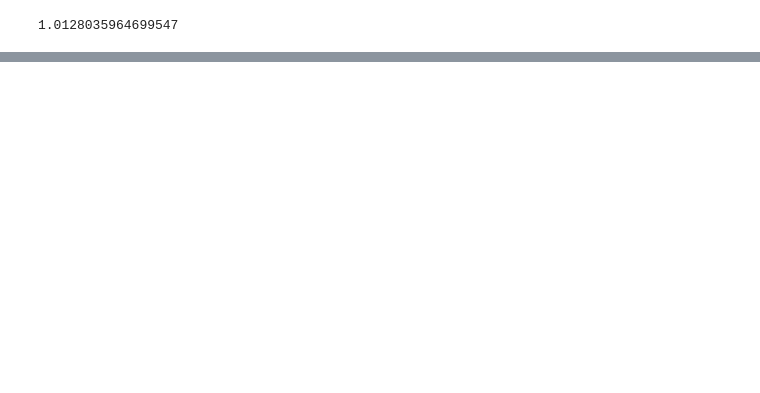
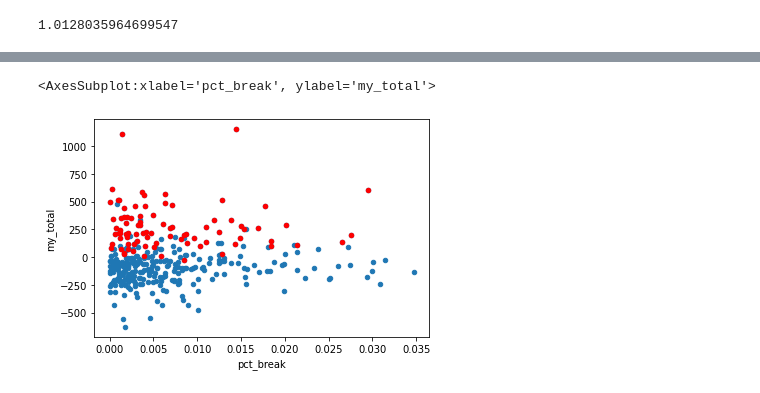
Before and after one commit to bjahnke/blue_bird_pms, a Jupyter notebook: src/backtester.ipynb, the cells around one changed output, grey strips where cells are left out. Cells and saved outputs as stored; diff of their text form; code cells hidden in the pictures; blank space fills up the shorter version.

```diff
--- a/src/backtester.ipynb
+++ b/src/backtester.ipynb
@@ -187,0 +196,6 @@ _entry_table.entry_v.plot.hist(bins=20)
+# %%
+ax = _entry_table.loc[_entry_table.pct_break > 0].plot.scatter(x='pct_break', y='my_total')
+_entries_partial_exit.loc[_entries_partial_exit.pct_break > 0].plot.scatter(x='pct_break', y='my_total', color='r', ax=ax)
+# %% [output]
+<AxesSubplot:xlabel='pct_break', ylabel='my_total'>
+[figure, added]
```
Also changed, not shown: parts of 11 cells of this notebook, 3 other files.
